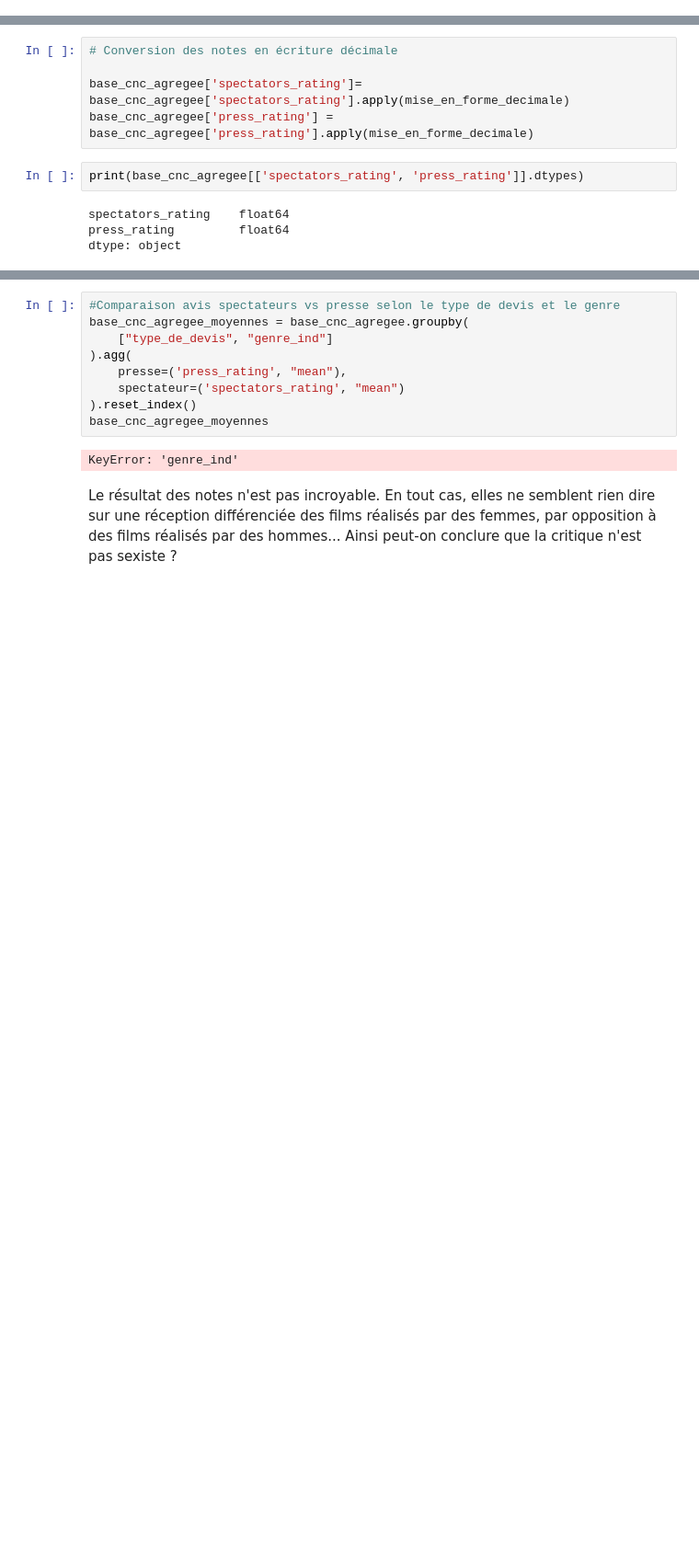
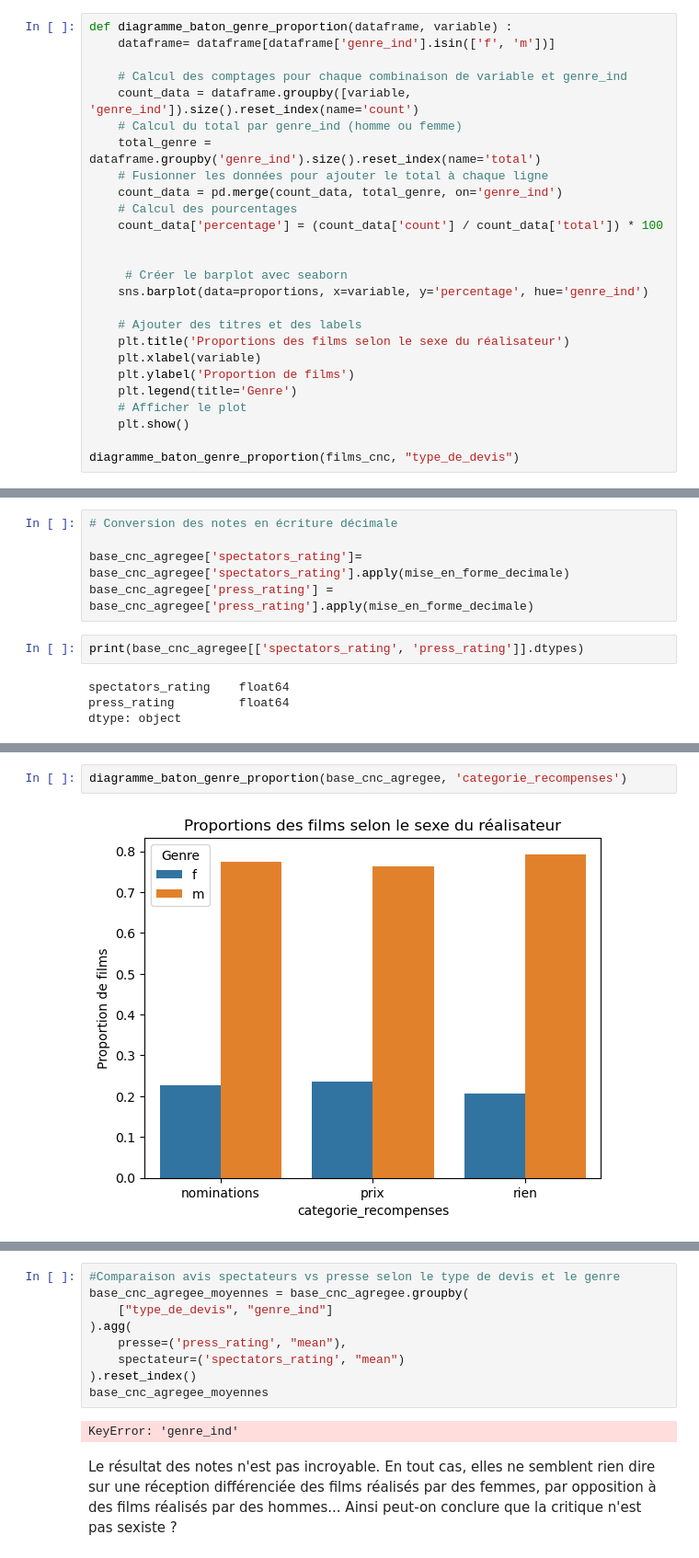
Before and after one commit to Clement-Dn/Projet_Cin-, a Jupyter notebook: Rapport_Projet_Cinema.ipynb, the cells around one changed output, grey strips where cells are left out. Shown at 92% size. Cells and saved outputs as stored; diff of their text form; blank space fills up the shorter version.

```diff
--- a/Rapport_Projet_Cinema.ipynb
+++ b/Rapport_Projet_Cinema.ipynb
@@ -407,0 +399,26 @@ plt.show()
+# %%
+def diagramme_baton_genre_proportion(dataframe, variable) :
+    dataframe= dataframe[dataframe['genre_ind'].isin(['f', 'm'])]
+
+    # Calcul des comptages pour chaque combinaison de variable et genre_ind
+    count_data = dataframe.groupby([variable, 'genre_ind']).size().reset_index(name='count')
+    # Calcul du total par genre_ind (homme ou femme)
+    total_genre = dataframe.groupby('genre_ind').size().reset_index(name='total')
+    # Fusionner les données pour ajouter le total à chaque ligne
+    count_data = pd.merge(count_data, total_genre, on='genre_ind')
+    # Calcul des pourcentages
+    count_data['percentage'] = (count_data['count'] / count_data['total']) * 100
+
+
+     # Créer le barplot avec seaborn
+    sns.barplot(data=proportions, x=variable, y='percentage', hue='genre_ind')
+
+    # Ajouter des titres et des labels
+    plt.title('Proportions des films selon le sexe du réalisateur')
+    plt.xlabel(variable)
+    plt.ylabel('Proportion de films')
+    plt.legend(title='Genre')
+    # Afficher le plot
+    plt.show()
+
+diagramme_baton_genre_proportion(films_cnc, "type_de_devis")
@@ -655,0 +499,4 @@ def graphique_genre_film(dataframe):
+# %%
+diagramme_baton_genre_proportion(base_cnc_agregee, 'categorie_recompenses')
+# %% [output]
+[figure, added]
```
Also changed, not shown: parts of 21 cells of this notebook, 1 other file.
